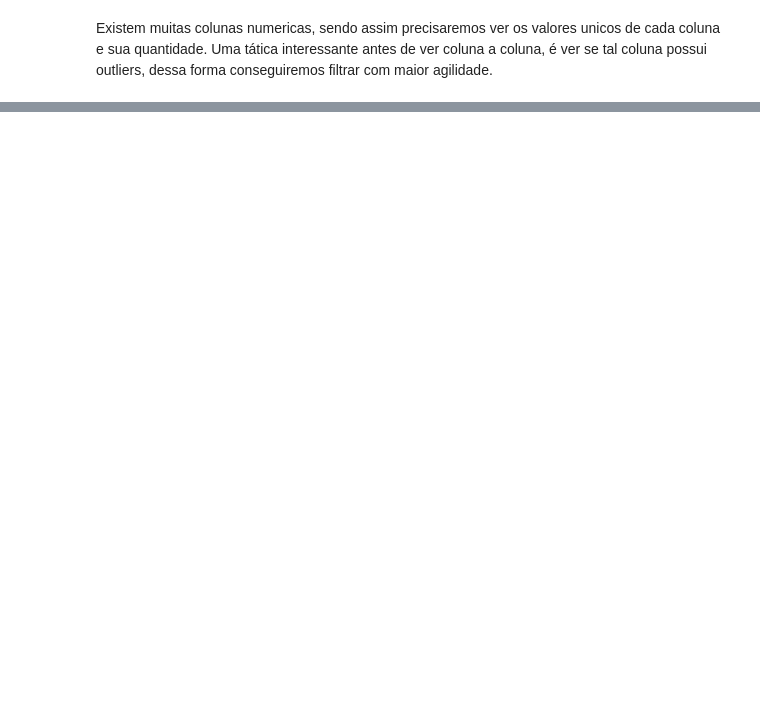
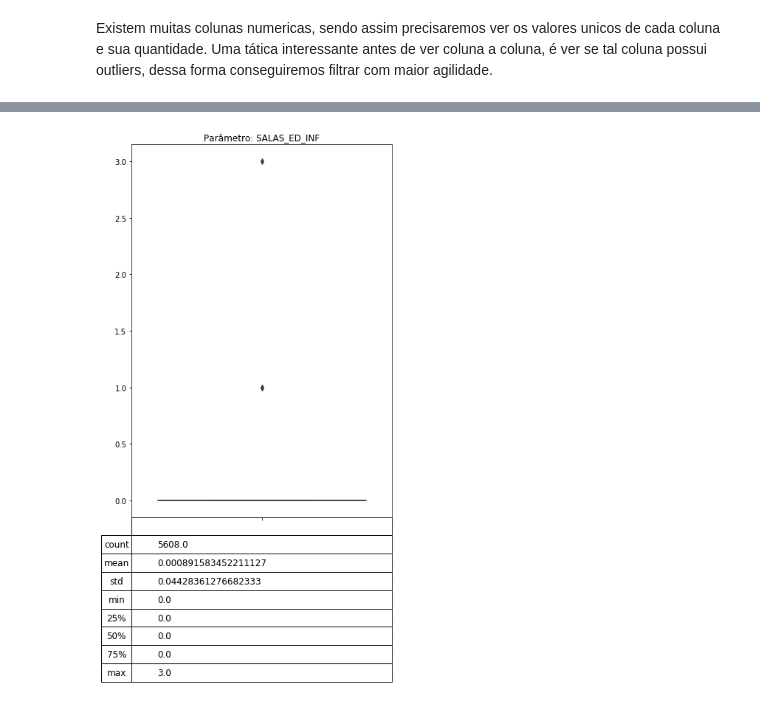
Before and after one commit to Joao-TheCosmosIsInfinite/FIA_TCC, a Jupyter notebook: notebooks/entrega2_Post12_joaoPaulo.ipynb, the cells around one changed output, grey strips where cells are left out. Saved outputs shown, nothing was run; the diff lists cells and outputs as text; code cells hidden in the pictures; blank space fills up the shorter version.

```diff
--- a/notebooks/entrega2_Post12_joaoPaulo.ipynb
+++ b/notebooks/entrega2_Post12_joaoPaulo.ipynb
@@ -517,0 +645,5 @@ len(sr_num_outliers)
+# %%
+## Exibir o Boxplot
+fn_show_individual_outlier(df_school_dependecy, 'SALAS_ED_INF')
+# %% [output]
+[figure, added]
```
Also changed, not shown: parts of 10 cells of this notebook.
